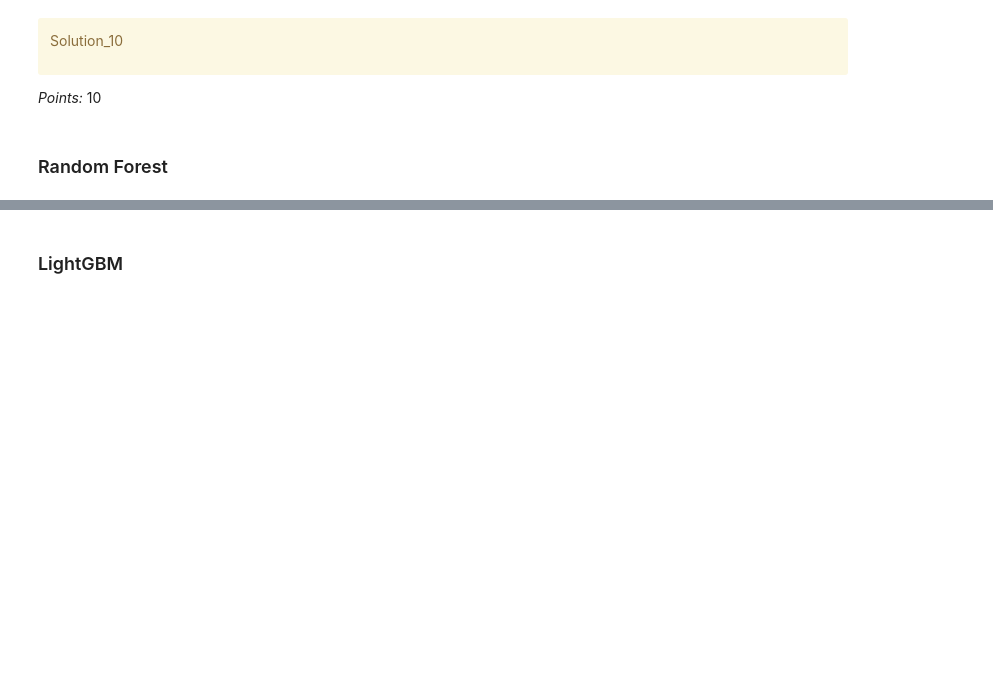
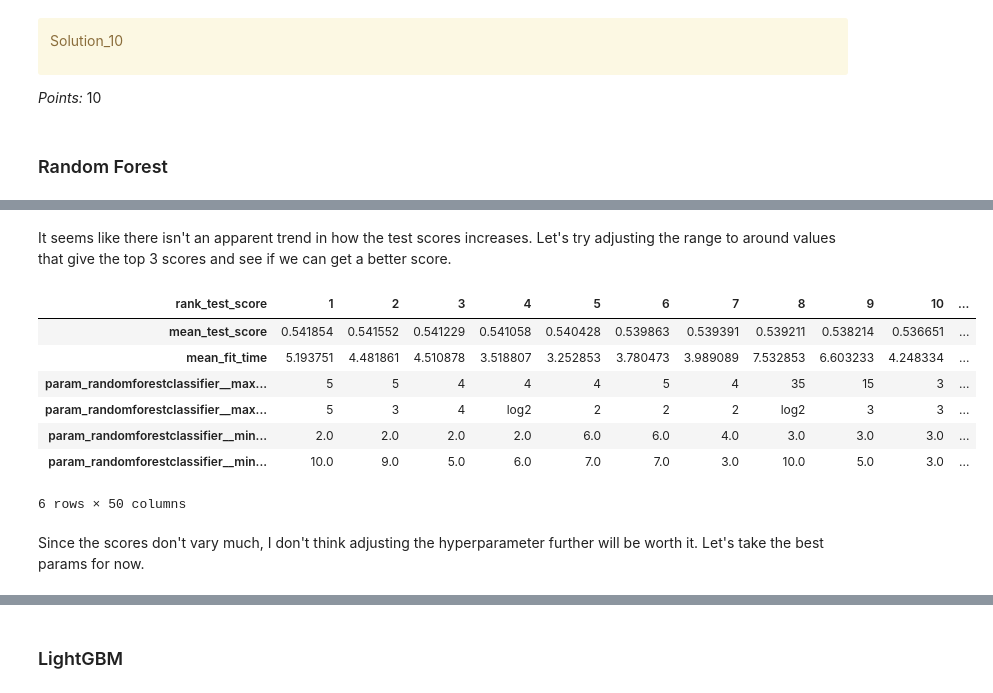
Before and after one commit to jessicapatricia012/CPSC-330-HW5, a Jupyter notebook: hw5.ipynb, the cells around one changed output, grey strips where cells are left out. Cells and saved outputs as stored; diff of their text form; code cells hidden in the pictures; blank space fills up the shorter version.

```diff
--- a/hw5.ipynb
+++ b/hw5.ipynb
@@ -1049,0 +1099,22 @@ best_params_rf = randomized_tuning(pipe_rf, param_grid_rf).best_params_
+# %% [markdown]
+It seems like there isn't an apparent trend in how the test scores increases. Let's try adjusting the range to around values that give the top 3 scores and see if we can get a better score.
+# %%
+param_grid_rf = {
+    "randomforestclassifier__max_depth": list(range(5,50,10)) + list(range(1,5,1)),
+    "randomforestclassifier__max_features": ["log2", 0.8, 1, 2, 3, 4, 5, 10],
+    "randomforestclassifier__min_samples_split": [1.0, 2, 3, 4, 5, 6],
+    "randomforestclassifier__min_samples_leaf": [0.5] + list(range(1,11,1)) + list(range(10,100,10))
+}
+
+best_params_rf = randomized_tuning(pipe_rf_selected, param_grid_rf, 50).best_params_
+# %% [output]
+| rank_test_score | 1 | 2 | 3 | 4 | 5 | 6 | 7 | 8 | 9 | 10 | ... |
+| mean_test_score | 0.541854 | 0.541552 | 0.541229 | 0.541058 | 0.540428 | 0.539863 | 0.539391 | 0.539211 | 0.538214 | 0.536651 | ... |
+| mean_fit_time | 5.193751 | 4.481861 | 4.510878 | 3.518807 | 3.252853 | 3.780473 | 3.989089 | 7.532853 | 6.603233 | 4.248334 | ... |
+| param_randomforestclassifier__max... | 5 | 5 | 4 | 4 | 4 | 5 | 4 | 35 | 15 | 3 | ... |
+| param_randomforestclassifier__max... | 5 | 3 | 4 | log2 | 2 | 2 | 2 | log2 | 3 | 3 | ... |
+| param_randomforestclassifier__min... | 2.0 | 2.0 | 2.0 | 2.0 | 6.0 | 6.0 | 4.0 | 3.0 | 3.0 | 3.0 | ... |
+| param_randomforestclassifier__min... | 10.0 | 9.0 | 5.0 | 6.0 | 7.0 | 7.0 | 3.0 | 10.0 | 5.0 | 3.0 | ... |
+6 rows × 50 columns
+# %% [markdown]
+Since the scores don't vary much, I don't think adjusting the hyperparameter further will be worth it. Let's take the best params for now.
```
Also changed, not shown: parts of 31 cells of this notebook.
